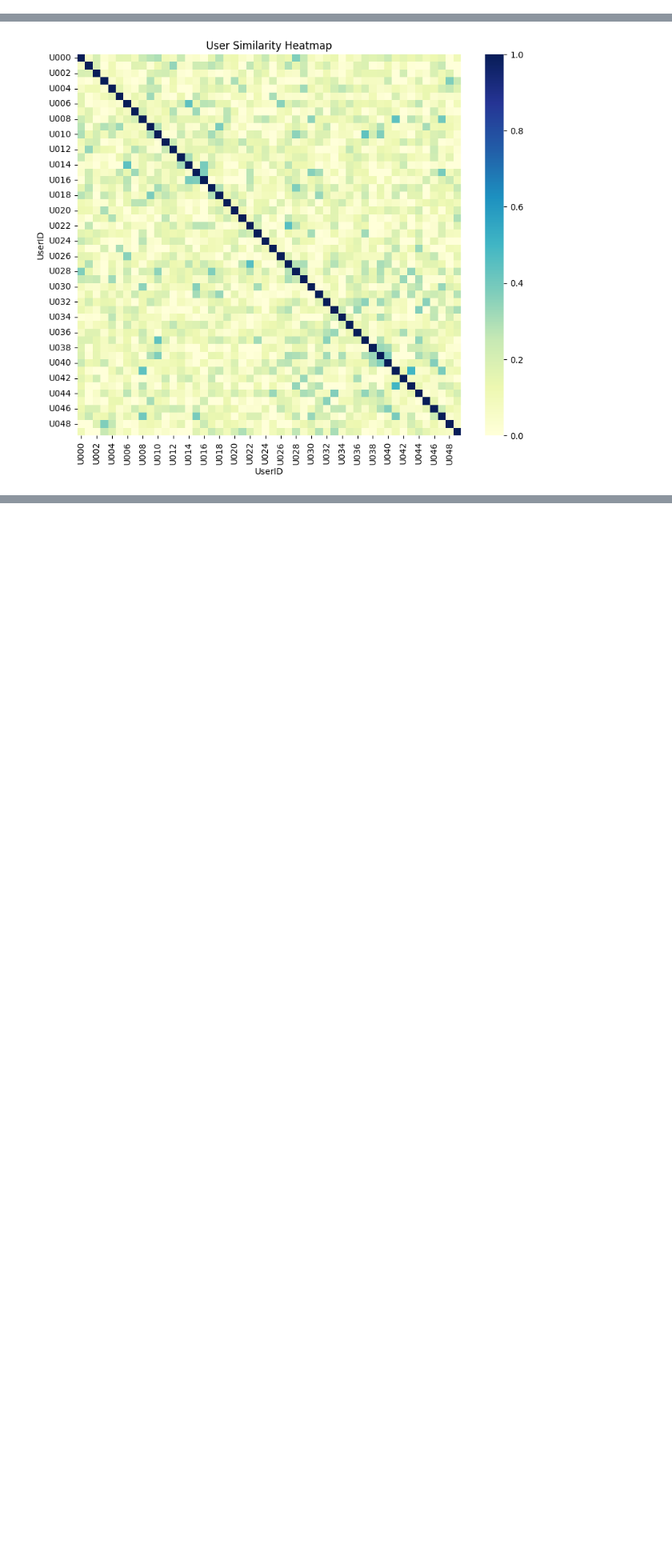
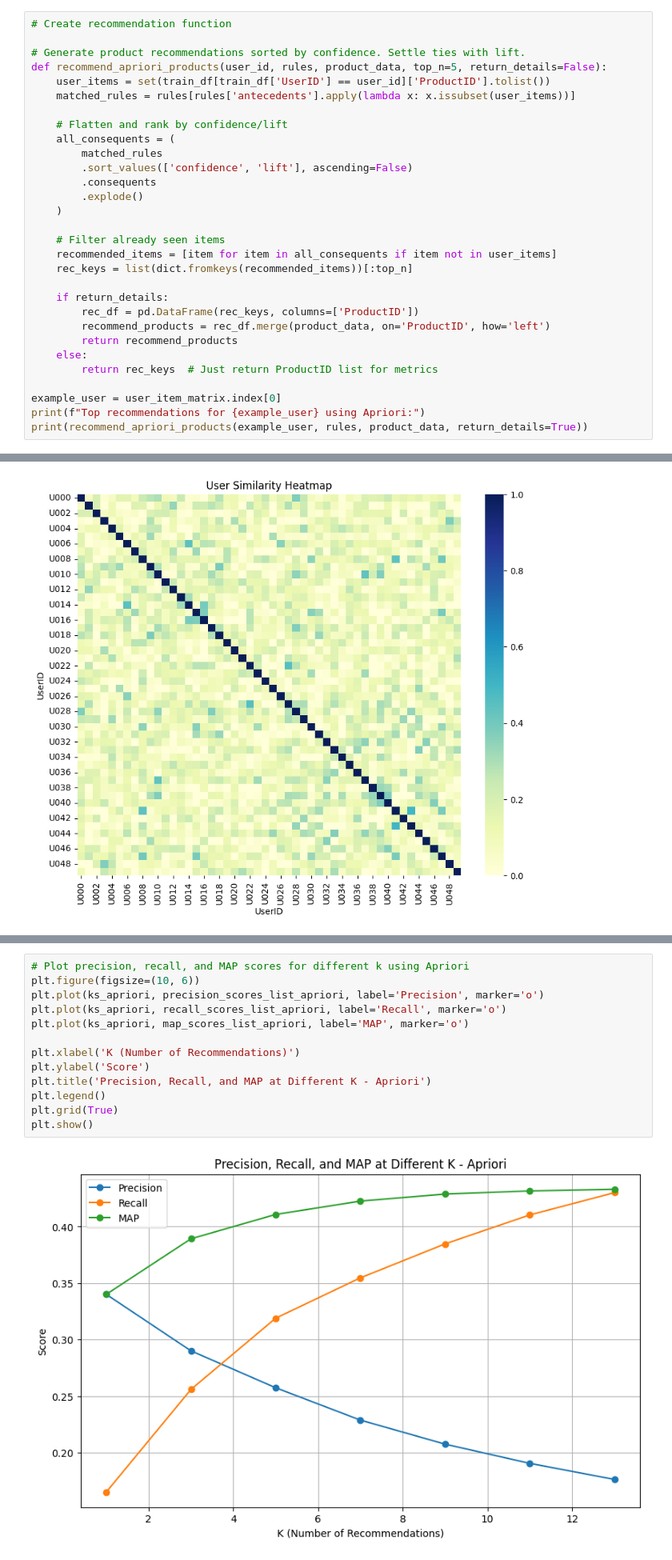
Before and after one commit to vanessadp17/SOEN471-assignment2, a Jupyter notebook: project_notebook.ipynb, the cells around one changed output, grey strips where cells are left out. Shown at 80% size. Cells and saved outputs as stored; diff of their text form; blank space fills up the shorter version.

```diff
--- a/project_notebook.ipynb
+++ b/project_notebook.ipynb
@@ -268,0 +460,30 @@ print(rules[['antecedents', 'consequents', 'support', 'confidence', 'lift']].hea
+# %%
+# Create recommendation function
+
+# Generate product recommendations sorted by confidence. Settle ties with lift.
+def recommend_apriori_products(user_id, rules, product_data, top_n=5, return_details=False):
+    user_items = set(train_df[train_df['UserID'] == user_id]['ProductID'].tolist())
+    matched_rules = rules[rules['antecedents'].apply(lambda x: x.issubset(user_items))]
+
+    # Flatten and rank by confidence/lift
+    all_consequents = (
+        matched_rules
+        .sort_values(['confidence', 'lift'], ascending=False)
+        .consequents
+        .explode()
+    )
+
+    # Filter already seen items
+    recommended_items = [item for item in all_consequents if item not in user_items]
+    rec_keys = list(dict.fromkeys(recommended_items))[:top_n]
+
+    if return_details:
+        rec_df = pd.DataFrame(rec_keys, columns=['ProductID'])
+        recommend_products = rec_df.merge(product_data, on='ProductID', how='left')
+        return recommend_products
+    else:
+        return rec_keys  # Just return ProductID list for metrics
+
+example_user = user_item_matrix.index[0]
+print(f"Top recommendations for {example_user} using Apriori:")
+print(recommend_apriori_products(example_user, rules, product_data, return_details=True))
@@ -310,0 +659,15 @@ plt.show()
+# %%
+# Plot precision, recall, and MAP scores for different k using Apriori
+plt.figure(figsize=(10, 6))
+plt.plot(ks_apriori, precision_scores_list_apriori, label='Precision', marker='o')
+plt.plot(ks_apriori, recall_scores_list_apriori, label='Recall', marker='o')
+plt.plot(ks_apriori, map_scores_list_apriori, label='MAP', marker='o')
+
+plt.xlabel('K (Number of Recommendations)')
+plt.ylabel('Score')
+plt.title('Precision, Recall, and MAP at Different K - Apriori')
+plt.legend()
+plt.grid(True)
+plt.show()
+# %% [output]
+[figure, added]
```
Also changed, not shown: parts of 28 cells of this notebook, 1 other file.
